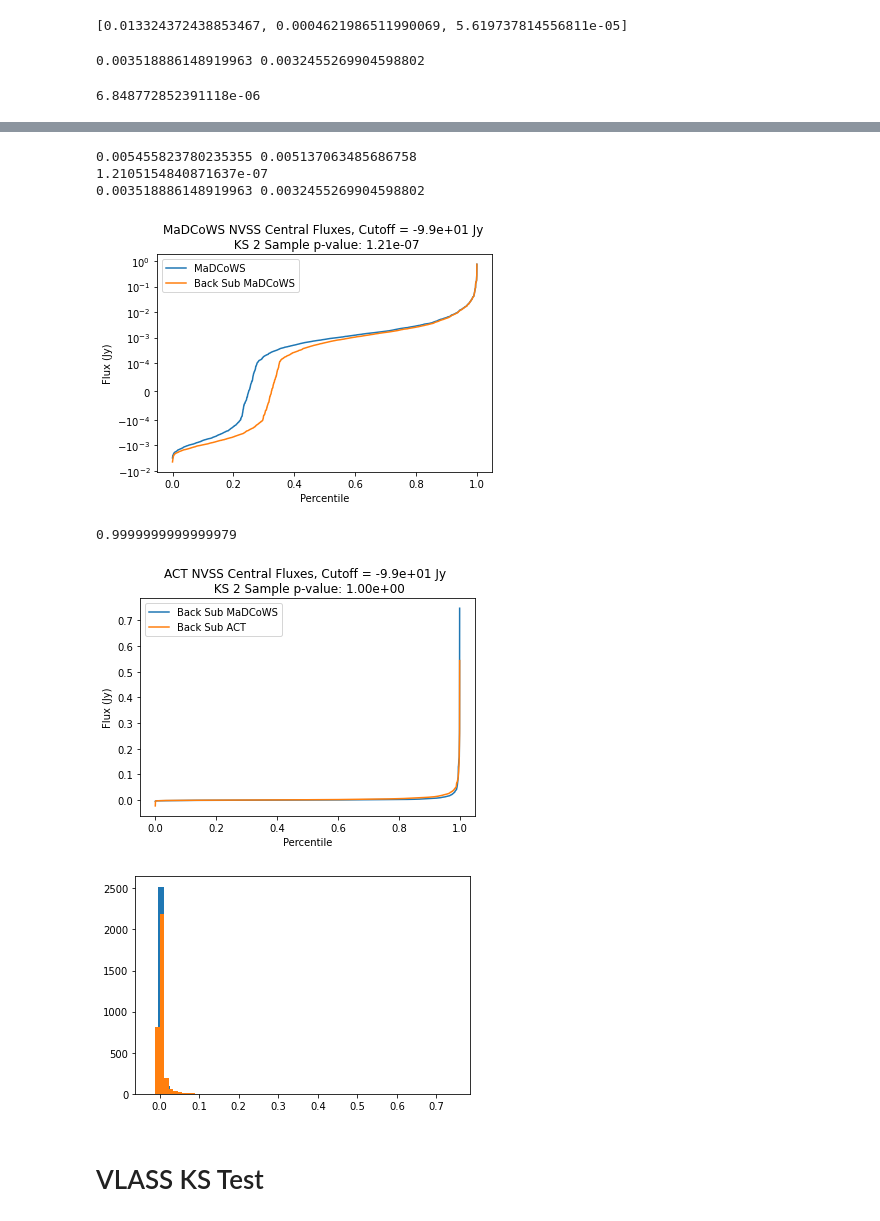
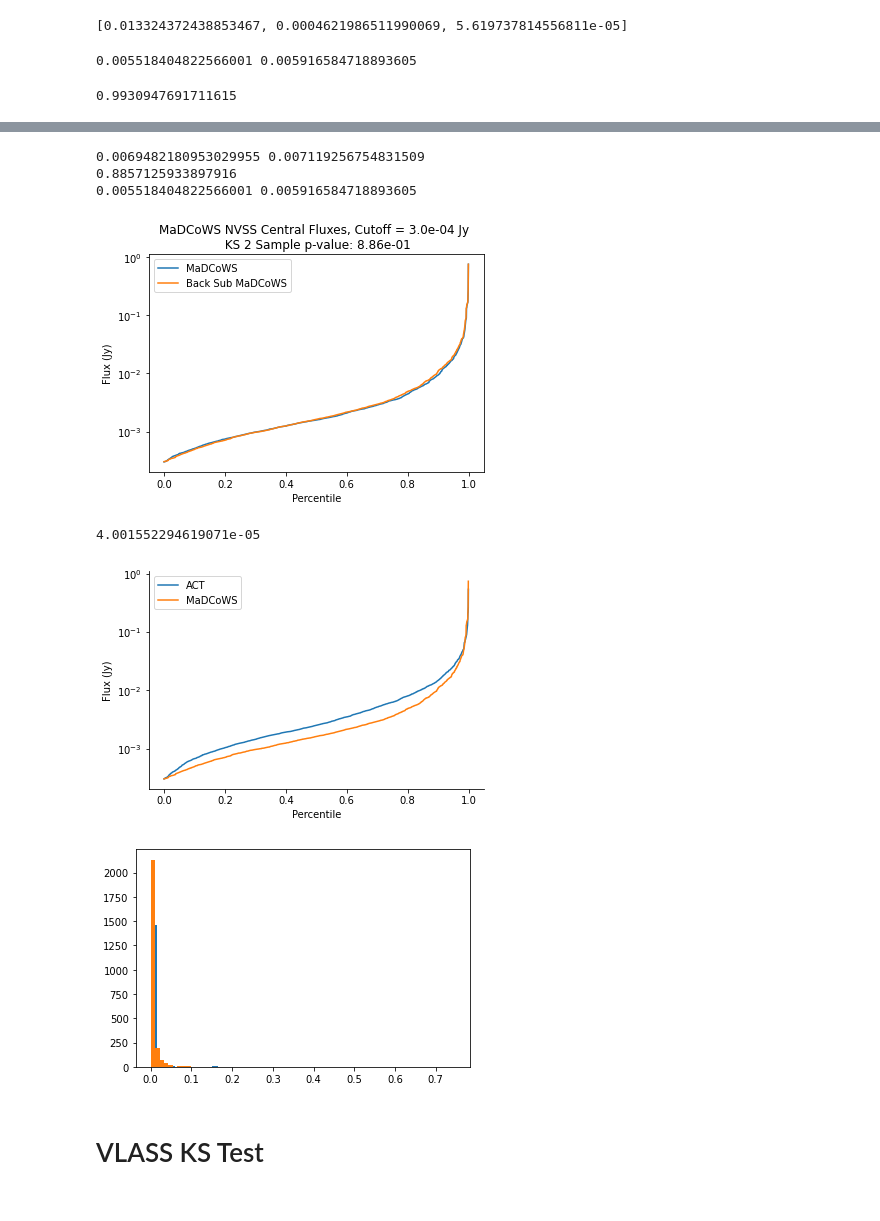
Before and after one commit to Sulla2012/madcowsclusters, a Jupyter notebook: Dust_statistics.ipynb, the cells around one changed output, grey strips where cells are left out. Drawn from its saved outputs; the diff is of its cells as text; code cells hidden in the pictures.

```diff
--- a/Dust_statistics.ipynb
+++ b/Dust_statistics.ipynb
@@ -91,7 +91,7 @@ for i, key in enumerate(mdcw_fluxes_dict.keys()):
 
 
 #print(len(back_sub_nvss_act_fluxes))
-cut = -99
+cut = 3e-4
 nvss_act_fluxes = nvss_act_fluxes[nvss_act_fluxes > cut]
 nvss_mdcw_fluxes = nvss_mdcw_fluxes[nvss_mdcw_fluxes > cut]
 nvss_act_fluxes.sort()
@@ -112,7 +112,7 @@ min_mdcw = min(back_sub_nvss_mdcw_fluxes)
 #back_sub_nvss_mdcw_fluxes = [value+min_mdcw for value in back_sub_nvss_mdcw_fluxes]
 print(np.mean(nvss_mdcw_fluxes), np.mean(back_sub_nvss_mdcw_fluxes))
 # %% [output]
-0.003518886148919963 0.0032455269904598802
+0.005518404822566001 0.005916584718893605
 # %%
 x0 = np.arange(len(nvss_act_fluxes))
 x1 = np.arange(len(nvss_mdcw_fluxes))
@@ -157,19 +157,22 @@ print(np.mean(nvss_mdcw_fluxes),np.mean(back_sub_nvss_mdcw_fluxes))
 plt.show()
 plt.close()
 
-plt.plot(x3/len(x3), back_sub_nvss_mdcw_fluxes, label = 'Back Sub MaDCoWS')
+fig, ax = plt.subplots()
+plt.plot(x2/len(x2), back_sub_nvss_act_fluxes, label = 'ACT', color = sns.color_palette()[0])
+plt.plot(x3/len(x3), back_sub_nvss_mdcw_fluxes, label = 'MaDCoWS', color = sns.color_palette()[1])
 #plt.plot(x1/len(x1), nvss_mdcw_fluxes, label = 'MaDCoWS')
 #plt.plot(x0/len(x0), nvss_act_fluxes, label = 'ACT')
-plt.plot(x2/len(x2), back_sub_nvss_act_fluxes, label = 'Back Sub ACT')
+plt.yscale('symlog', linthreshy=1e-4)
 p_value = stats.ks_2samp(back_sub_nvss_mdcw_fluxes, back_sub_nvss_act_fluxes)[1]
 
 plt.legend()
 
 plt.xlabel('Percentile')
 plt.ylabel('Flux (Jy)')
-plt.title('ACT NVSS Central Fluxes, Cutoff = {:.1e} Jy \n KS 2 Sample p-value: {:.2e}'.format(cut, p_value))
+#plt.title('ACT NVSS Central Fluxes, Cutoff = {:.1e} Jy \n KS 2 Sample p-value: {:.2e}'.format(cut, p_value))
 #plt.yscale('symlog', linthreshy=1e-4)
-
+ax.spines['right'].set_visible(False)
+ax.spines['top'].set_visible(False)
 print(p_value)
 plt.savefig('./plots/KStests/NVSS_act_mdcw_comp_back_sub.pdf')
 plt.show()
@@ -178,4 +181,4 @@ plt.hist(back_sub_nvss_mdcw_fluxes, bins = 50)
 plt.hist(back_sub_nvss_act_fluxes, bins = 50)
 plt.show()
 # %% [output]
-6.848772852391118e-06
+0.9930947691711615
@@ -183,10 +186,10 @@ plt.show()
-0.005455823780235355 0.005137063485686758
-1.2105154840871637e-07
-0.003518886148919963 0.0032455269904598802
+0.0069482180953029955 0.007119256754831509
+0.8857125933897916
+0.005518404822566001 0.005916584718893605
-[figure, old version]
+[figure, new version]
-0.9999999999999979
+4.001552294619071e-05
-[figure, old version]
+[figure, new version]
-[figure, old version]
+[figure, new version]
 # %% [markdown]
 # VLASS KS Test
 # %%
```
Also changed, not shown: parts of 24 cells of this notebook, 6 other files.
